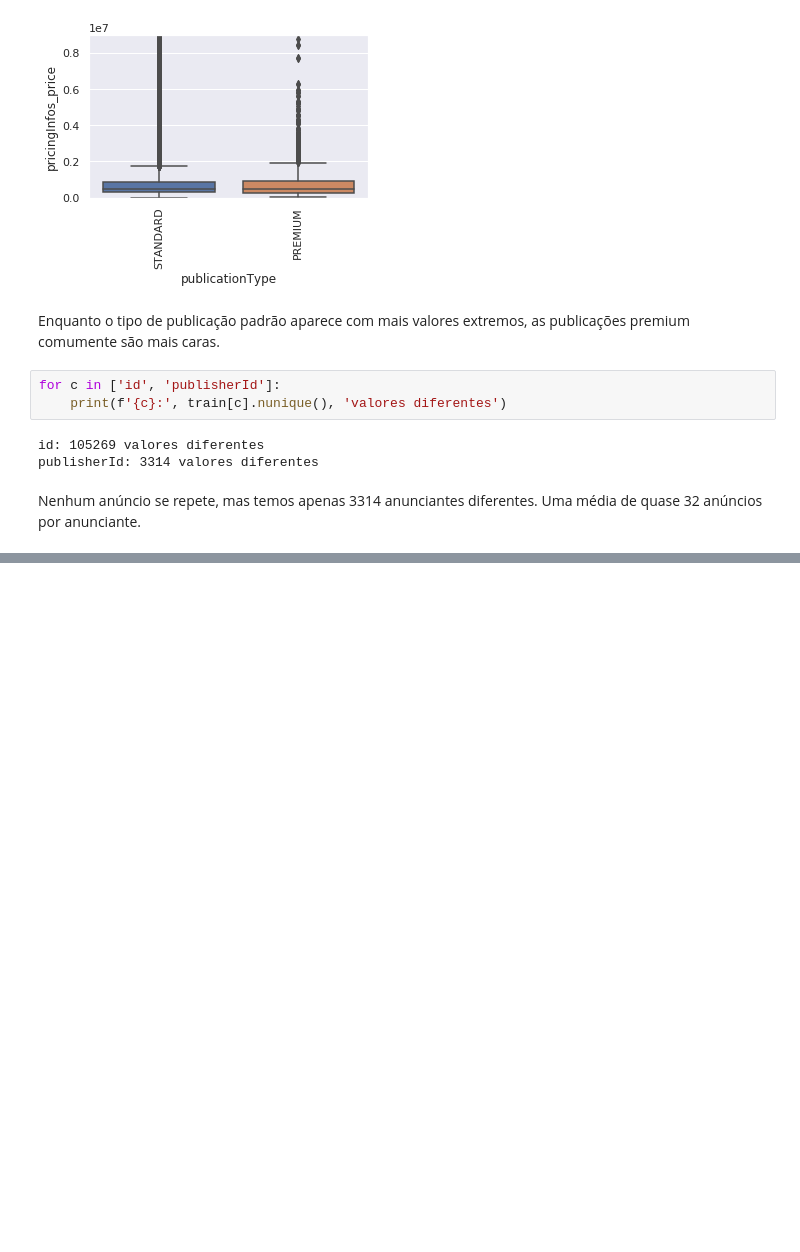
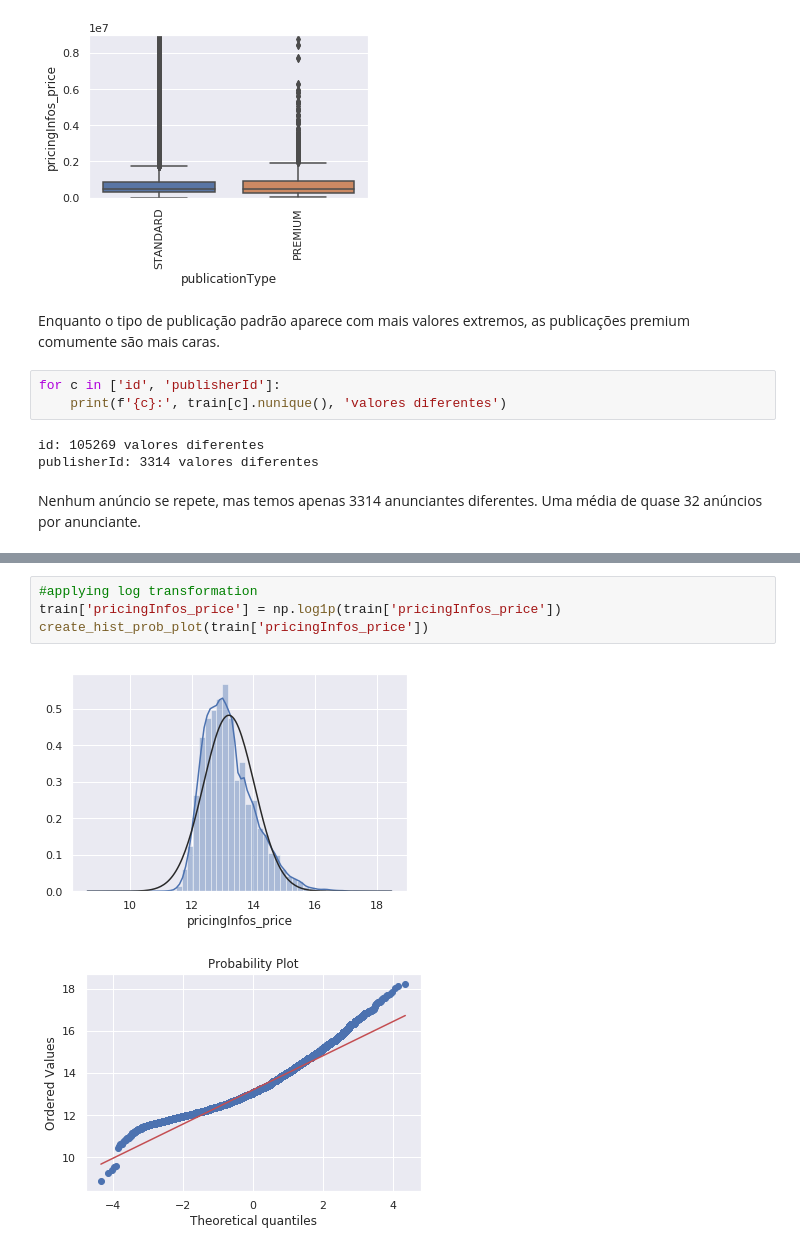
Before and after one commit to raphalencar/ml_apartment_price_advanced_regression_techniques, a Jupyter notebook: data-science-challenge.ipynb, the cells around one changed output, grey strips where cells are left out. Drawn from its saved outputs; the diff is of its cells as text; blank space fills up the shorter version.

```diff
--- a/data-science-challenge.ipynb
+++ b/data-science-challenge.ipynb
@@ -1050,0 +1106,7 @@ Nenhum anúncio se repete, mas temos apenas 3314 anunciantes diferentes. Uma mé
+# %%
+#applying log transformation
+train['pricingInfos_price'] = np.log1p(train['pricingInfos_price'])
+create_hist_prob_plot(train['pricingInfos_price'])
+# %% [output]
+[figure, added]
+[figure, added]
```
Also changed, not shown: parts of 26 cells of this notebook.
